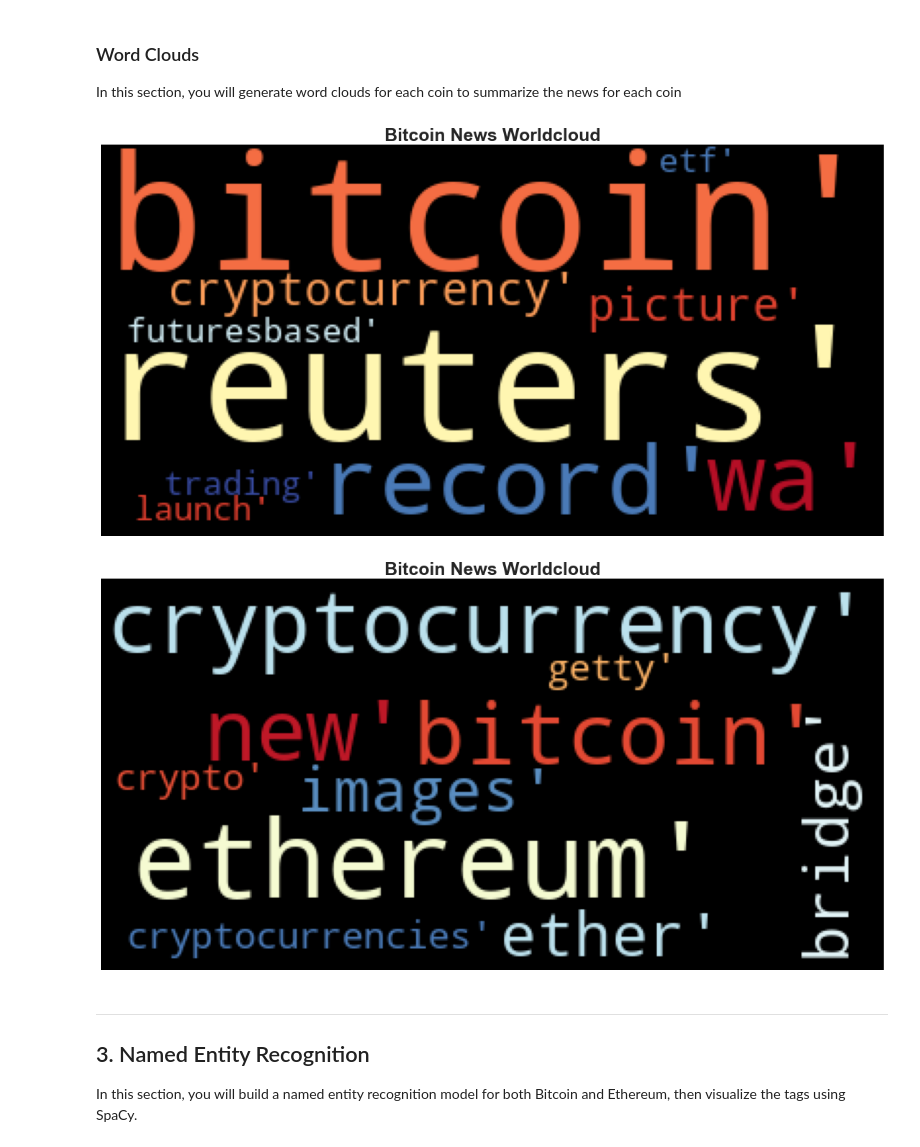
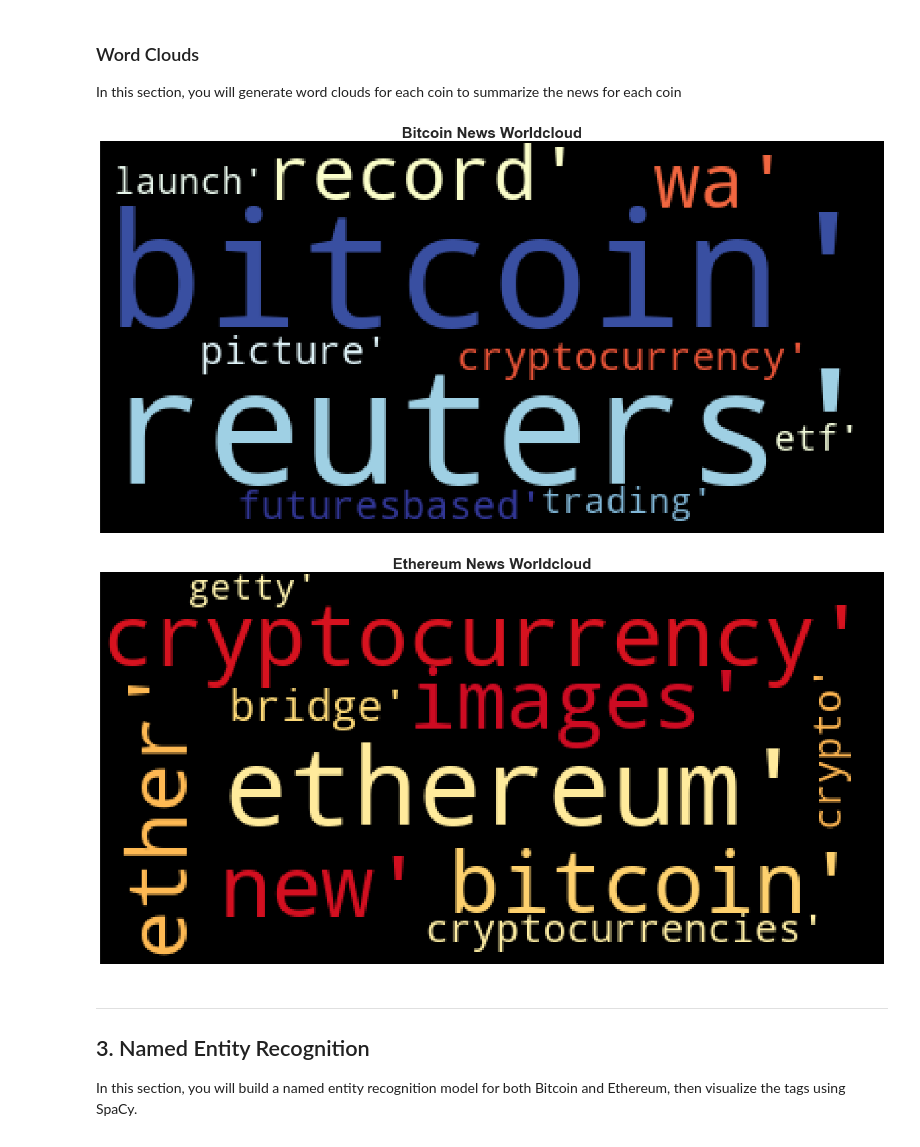
Before and after one commit to MoBerr/Tales-from-the-Crypto, a Jupyter notebook: Starter_Code/crypto_sentiment.ipynb, the cells around one changed output. Drawn from its saved outputs; the diff is of its cells as text; code cells hidden in the pictures.

```diff
--- a/Starter_Code/crypto_sentiment.ipynb
+++ b/Starter_Code/crypto_sentiment.ipynb
@@ -205,34 +198,39 @@ def tokenizer(text):
     """Tokenizes text."""
 
     # Remove the punctuation from text
+
     words = nltk.word_tokenize(text)
     words = [word.lower() for word in words if word.isalpha()]
     str_words = ' '.join(str(e) for e in words)
-    # Create custom stopwords
-
 
     # Create a tokenized list of the words
+
     doc = nlp(str_words)
     doc_words = ' '.join(str(e) for e in doc)
     tok = word_tokenize(doc_words)
     result = [word.lower() for word in tok]
     lemma_words = ' '.join(str(e) for e in result)
+
     # Lemmatize words into root words
+
     lemma_result = lemmatizer.lemmatize(lemma_words)
 
     # Convert the words to lowercase
+
     lower_result = [lemma_result.lower() for word in lemma_result]
     re_words = ' '.join(str(e) for e in lower_result)
+
     # Remove the stop words
+
     re_words = word_tokenize(re_words)
-    tokens = [word.lower() for word in re_words if word.lower() not in sw.union(sw_addons)]
+    tokens = [word.lower() for word in re_words if word.lower() not in sw.union(stopwords_addons)]
 
 
     return tokens
 # %%
 # Create a new tokens column for Bitcoin
-bitcoin_df["tokens"] = bitcoin_df["text"].apply(tokenizer)
-bitcoin_df.head()
+btc_sentiment_df["tokens"] = btc_sentiment_df["text"].apply(tokenizer)
+btc_sentiment_df.head()
 # %% [output]
 |  | date | text | compound | positive | negative | neutral | tokens |
 | 0 | 2021-11-05 | A similar hoax earlier this year ... | -0.2732 | 0.000 | 0.063 | 0.937 | [similar, hoax, earlier, year, ti... |
@@ -318,7 +316,7 @@ def token_count(tokens, N=3):
     return Counter(tokens).most_common(N)
 # %%
 # Use token_count to get the top 10 words for Bitcoin
-btc_all = tokenizer(bitcoin_df["text"].str.cat())
+btc_all = tokenizer(btc_sentiment_df["text"].str.cat())
 result_top10_btc = token_count(btc_all, 10)
 print(result_top10_btc)
 # %% [output]
@@ -342,33 +340,33 @@ from wordcloud import WordCloud
 import matplotlib.pyplot as plt
 plt.style.use('seaborn-whitegrid')
 import matplotlib as mpl
-mpl.rcParams['figure.figsize'] = [20.0, 10.0]
+mpl.rcParams['figure.figsize'] = [25.0, 12.0]
 # %%
 # Generate the Bitcoin word cloud
-terms_list = str(result_top10_btc)
+terms_list_btc = str(result_top10_btc)
 
 # Create the word cloud
-wordcloud = WordCloud(colormap="RdYlBu").generate(terms_list)
+wordcloud = WordCloud(colormap="RdYlBu").generate(terms_list_btc)
 plt.imshow(wordcloud)
 plt.axis("off")
 fontdict = {"fontsize": 25, "fontweight": "bold"}
 plt.title("Bitcoin News Worldcloud", fontdict=fontdict)
 plt.show()
 # %% [output]
-[figure, old version]
+[figure, new version]
 # %%
 # Generate the Ethereum word cloud
-terms_list = str(result_top10_eth)
+terms_list_eth = str(result_top10_eth)
 
 # Create the word cloud
-wordcloud = WordCloud(colormap="RdYlBu").generate(terms_list)
+wordcloud = WordCloud(colormap="YlOrRd").generate(terms_list_eth)
 plt.imshow(wordcloud)
 plt.axis("off")
 fontdict = {"fontsize": 25, "fontweight": "bold"}
-plt.title("Bitcoin News Worldcloud", fontdict=fontdict)
+plt.title("Ethereum News Worldcloud", fontdict=fontdict)
 plt.show()
 # %% [output]
-[figure, old version]
+[figure, new version]
 # %% [markdown]
 ---
 ## 3. Named Entity Recognition
```
Also changed, not shown: parts of 20 cells of this notebook.
